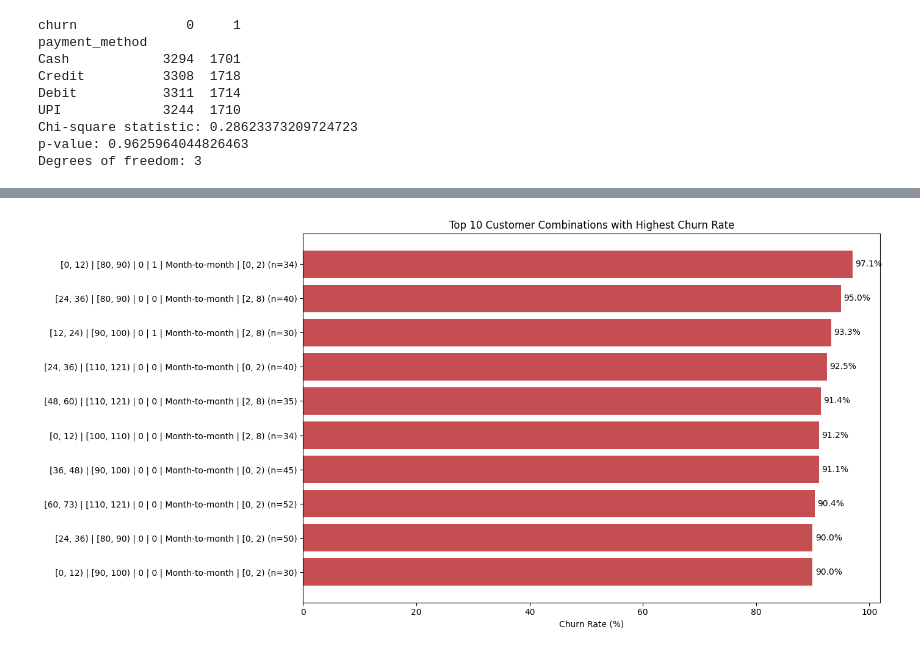
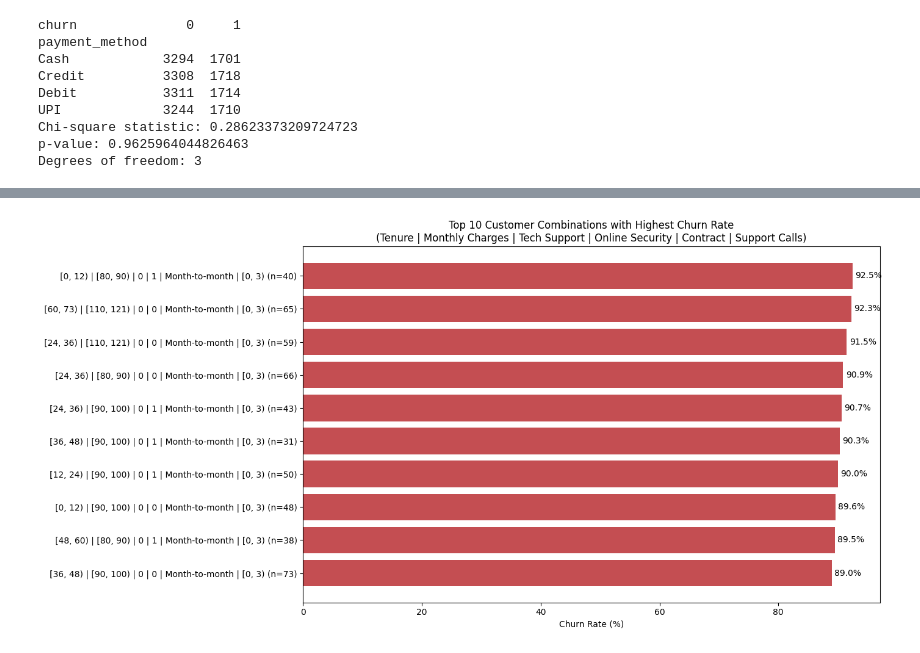
Before and after one commit to ngocdoanson9876/customer_churn, a Jupyter notebook: Untitled9.ipynb, the cells around one changed output, grey strips where cells are left out. Drawn from its saved outputs; the diff is of its cells as text; code cells hidden in the pictures.

```diff
--- a/Untitled9.ipynb
+++ b/Untitled9.ipynb
@@ -220,9 +218,9 @@ df["support_calls"].unique()
 # %% [output]
 array([1, 2, 0, 4, 3, 6, 5, 7, 8])
 # %%
-bins = [0, 2, 8]
+bins = [0, 3, 8]
 df["support_calls_group"] = pd.cut(df["support_calls"], bins = bins, right=False)
-churn_rates_by_supportcalls = df.groupby("support_calls_group")["churn"].mean() * 100
+churn_rates_by_supportcalls = df.groupby("support_calls_group", observed=True)["churn"].mean() * 100
 
 fig, ax = plt.subplots(figsize=(8,6))
 bars = ax.bar(churn_rates_by_supportcalls.index.astype(str), churn_rates_by_supportcalls.values, color="#269191")
@@ -364,13 +362,13 @@ plt.show()
 # %%
 top_n = combo_summary_filtered.head(10).copy()
 top_n['label'] = top_n.apply(lambda r: f"{r.name} (n={int(r['n_customers'])})", axis=1)
 
 fig, ax = plt.subplots(figsize=(14, 7))
 bars = ax.barh(top_n['label'][::-1], top_n['churn_rate'][::-1], color='#C44E52')
 ax.bar_label(bars, fmt='%.1f%%', padding=3)
 ax.set_xlabel('Churn Rate (%)')
-ax.set_title('Top 10 Customer Combinations with Highest Churn Rate')
+ax.set_title('Top 10 Customer Combinations with Highest Churn Rate\n(Tenure | Monthly Charges | Tech Support | Online Security | Contract | Support Calls)')
 plt.tight_layout()
 plt.show()
 # %% [output]
-[figure, old version]
+[figure, new version]
```
Also changed, not shown: parts of 4 cells of this notebook.
